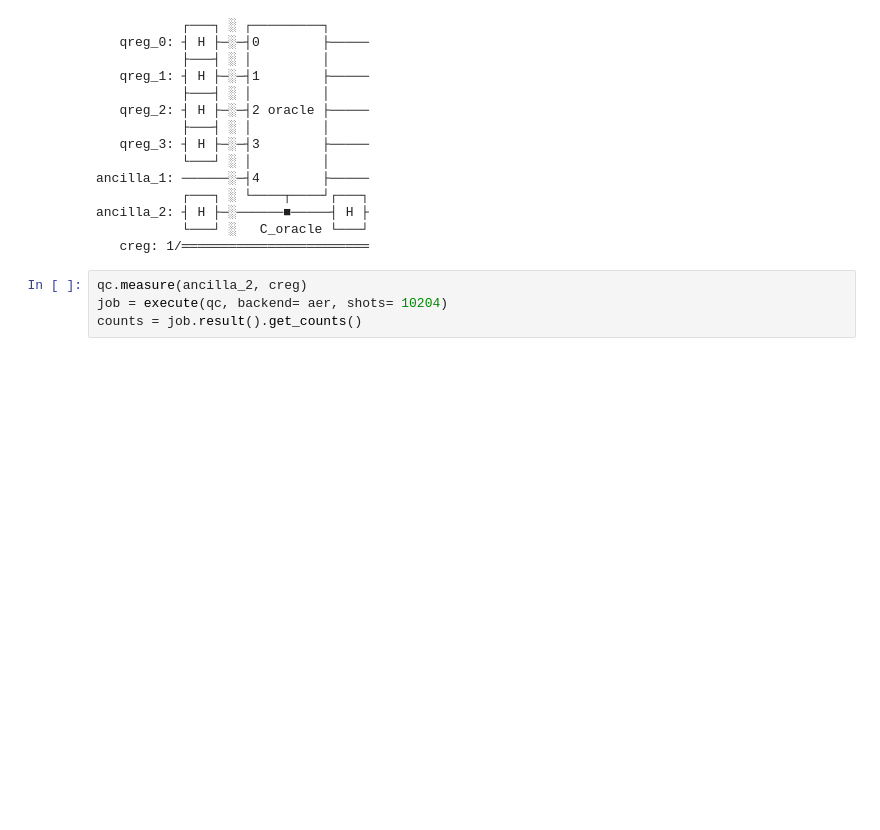
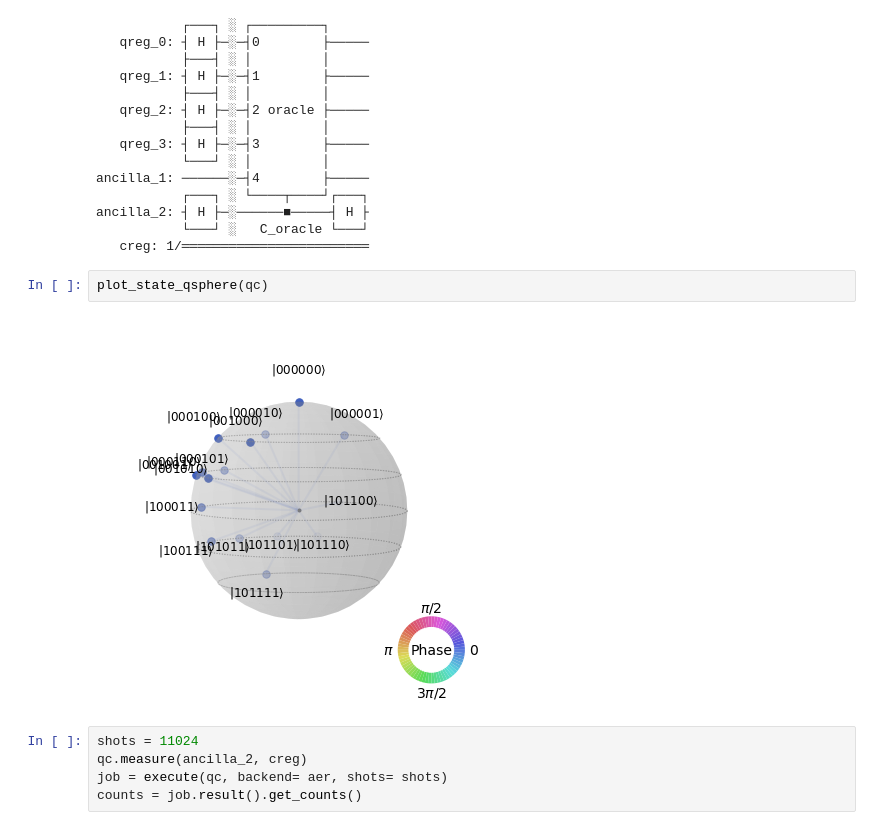
Before and after one commit to pafloxy/QuantumAlgorithmsCollect, a Jupyter notebook: task#13.ipynb, the cells around one changed output. Saved outputs shown, nothing was run; the diff lists cells and outputs as text; blank space fills up the shorter version.

```diff
--- a/task#13.ipynb
+++ b/task#13.ipynb
@@ -105,9 +114,14 @@ ancilla_1: ──────░─┤4        ├─────
 ancilla_2: ┤ H ├─░──────■─────┤ H ├
            └───┘ ░   C_oracle └───┘
    creg: 1/════════════════════════
+# %%
+plot_state_qsphere(qc)
+# %% [output]
+[figure, added]
 # %%
+shots = 11024
 qc.measure(ancilla_2, creg)
-job = execute(qc, backend= aer, shots= 10204)
+job = execute(qc, backend= aer, shots= shots)
 counts = job.result().get_counts()
 # %%
 plot_histogram(counts)
```
Also changed, not shown: parts of 10 cells of this notebook.
